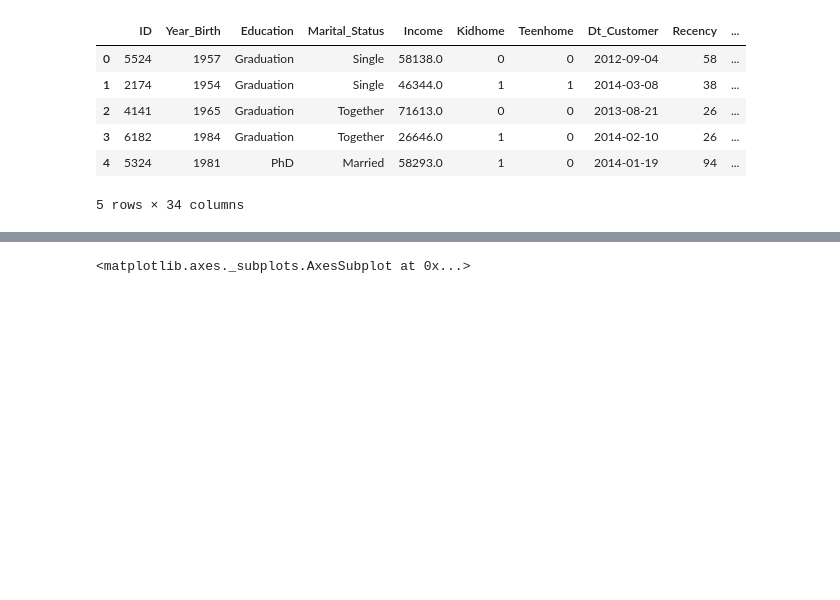
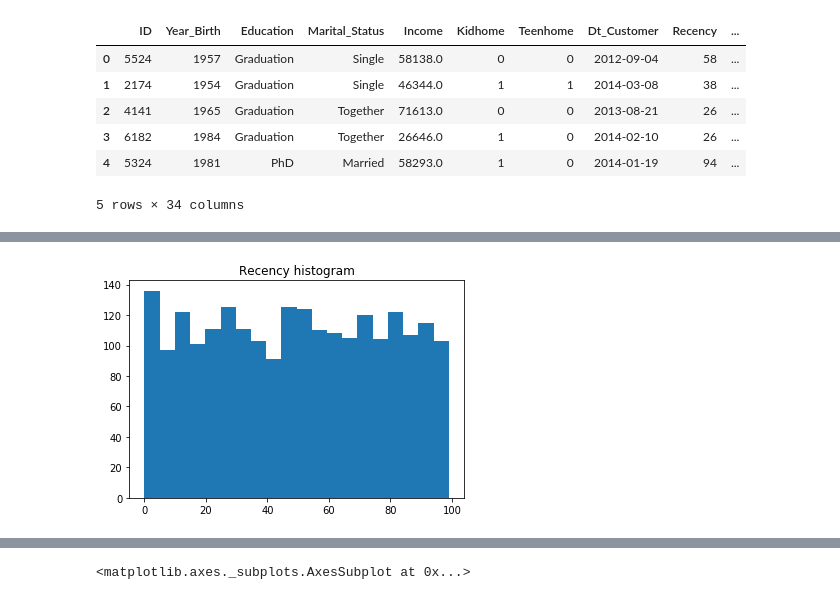
Before and after one commit to italosichi/ifood-data-business-analyst-test, a Jupyter notebook: ifood_analysis.ipynb, the cells around one changed output, grey strips where cells are left out. Drawn from its saved outputs; the diff is of its cells as text; code cells hidden in the pictures; blank space fills up the shorter version.

```diff
--- a/ifood_analysis.ipynb
+++ b/ifood_analysis.ipynb
@@ -115,4 +139,6 @@ df.head()
 5 rows × 34 columns
 # %%
 #Creating column with the most consumed product for each customer
-df['']
+df['Most_bought'] = df[['MntWines','MntFruits','MntMeatProducts','MntSweetProducts','MntFishProducts']].idxmax(axis=1)
+df['Most_bought'].replace(to_replace={'MntWines':'Wines','MntMeatProducts':'Meats','MntSweetProducts':'Sweets','MntFruits':'Fruits','MntFishProducts':'Fish'},inplace=True)
+df.head()
@@ -118,0 +153,9 @@ df['']
+# %%
+plt.figure(figsize=(6,4))
+plt.hist(df['Recency'],bins=20)
+plt.title('Recency histogram')
+plt.show()
+
+#testar com separações diferentes
+# %% [output]
+[figure, added]
```
Also changed, not shown: parts of 31 cells of this notebook.
